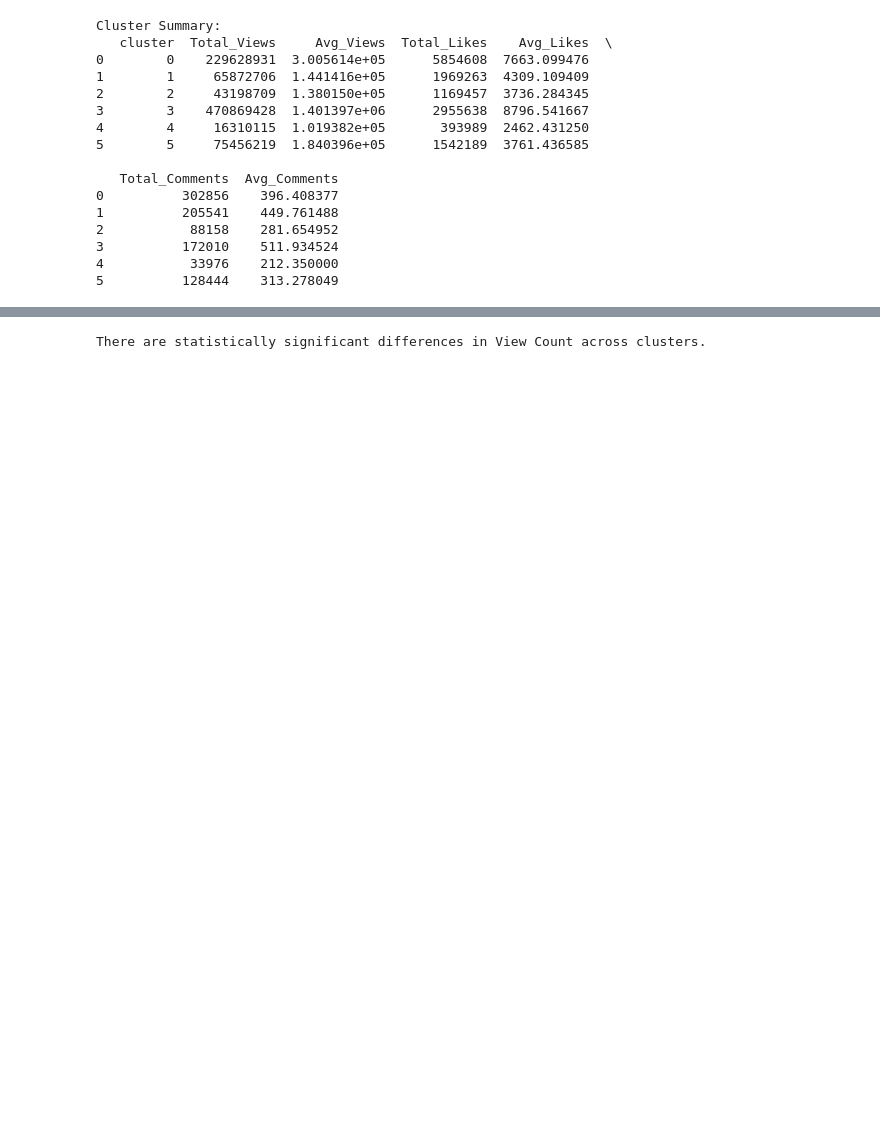
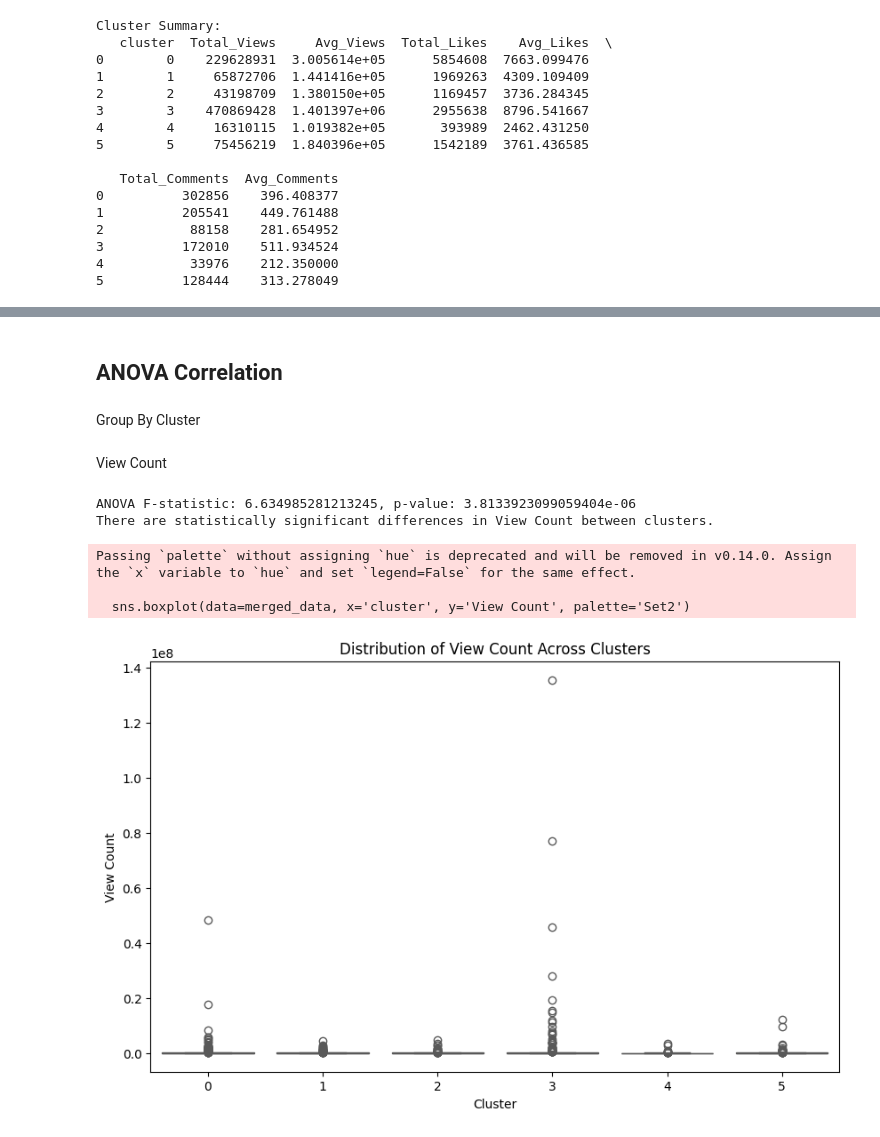
Before and after one commit to GazerJin/ColorExtractionProfile, a Jupyter notebook: Correlation_Analysis_Text.ipynb, the cells around one changed output, grey strips where cells are left out. Saved outputs shown, nothing was run; the diff lists cells and outputs as text; code cells hidden in the pictures; blank space fills up the shorter version.

Commit message:
Anova Correlation

```diff
--- a/Correlation_Analysis_Text.ipynb
+++ b/Correlation_Analysis_Text.ipynb
@@ -285,0 +173,4 @@ F-statistic: 6.634985281213245, p-value: 3.8133923099059404e-06
+# %% [markdown]
+## ANOVA Correlation
+# %% [markdown]
+Group By Cluster
@@ -286,7 +183,30 @@ F-statistic: 6.634985281213245, p-value: 3.8133923099059404e-06
+# %% [markdown]
+View Count
 # %%
+# Perform ANOVA test on View Count
+anova_result = f_oneway(*view_counts_per_cluster)
+
+# Print results
+print(f"ANOVA F-statistic: {anova_result.statistic}, p-value: {anova_result.pvalue}")
+
+# Interpretation
 if anova_result.pvalue < 0.05:
-    print("There are statistically significant differences in View Count across clusters.")
+    print("There are statistically significant differences in View Count between clusters.")
 else:
-    print("No significant differences in View Count across clusters.")
+    print("No significant differences in View Count between clusters.")
 # %% [output]
-There are statistically significant differences in View Count across clusters.
+ANOVA F-statistic: 6.634985281213245, p-value: 3.8133923099059404e-06
+There are statistically significant differences in View Count between clusters.
+# %%
+# Boxplot of View Count by cluster
+plt.figure(figsize=(10, 6))
+sns.boxplot(data=merged_data, x='cluster', y='View Count', palette='Set2')
+plt.title('Distribution of View Count Across Clusters')
+plt.xlabel('Cluster')
+plt.ylabel('View Count')
+plt.show()
+# %% [output]
+Passing `palette` without assigning `hue` is deprecated and will be removed in v0.14.0. Assign the `x` variable to `hue` and set `legend=False` for the same effect.
+
+  sns.boxplot(data=merged_data, x='cluster', y='View Count', palette='Set2')
+[figure, added]
```
Also changed, not shown: parts of 26 cells of this notebook.
